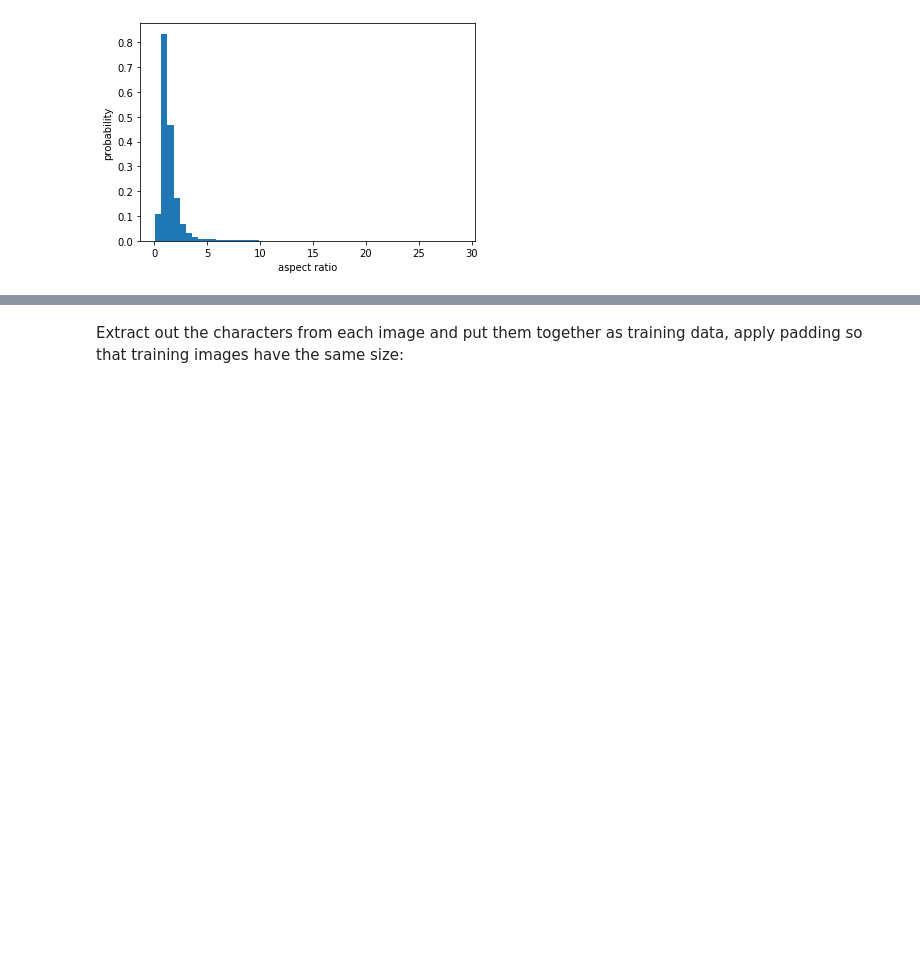
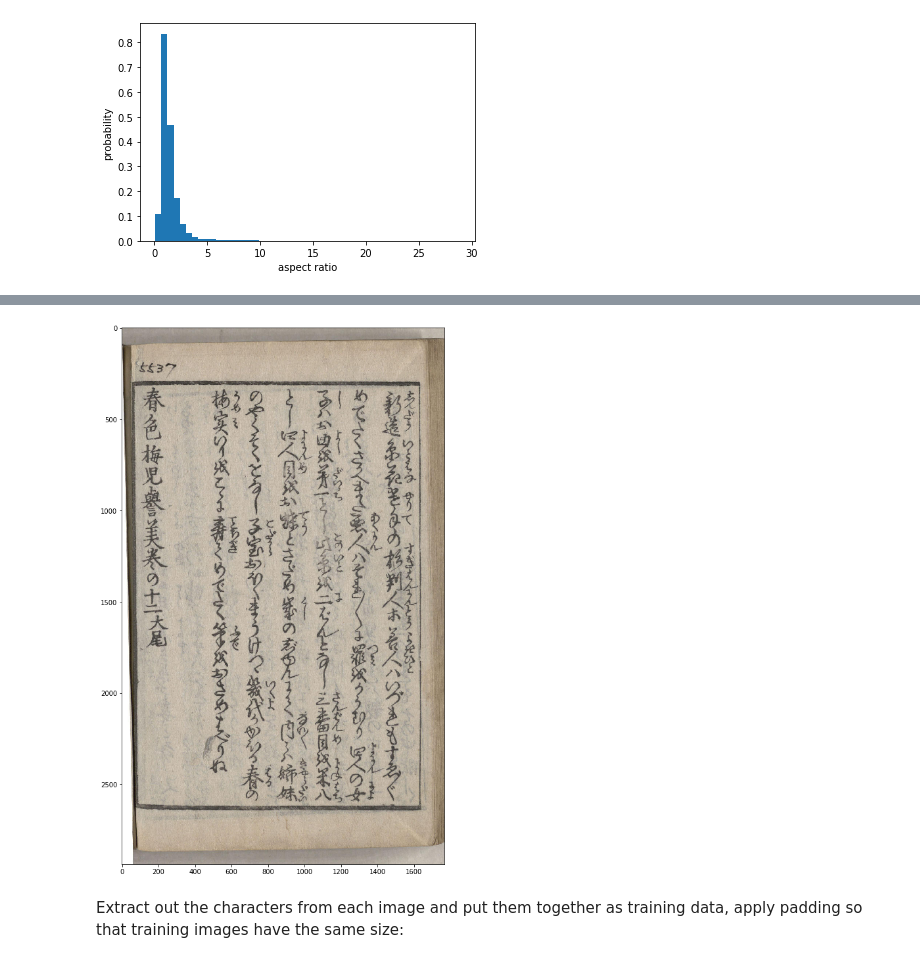
Before and after one commit to liufan2312/project-kage, a Jupyter notebook: CNN for character classification.ipynb, the cells around one changed output, grey strips where cells are left out. Cells and saved outputs as stored; diff of their text form; code cells hidden in the pictures; blank space fills up the shorter version.

```diff
--- a/CNN for character classification.ipynb
+++ b/CNN for character classification.ipynb
@@ -62,0 +94,14 @@ plot_hist_from_list(ar, 'aspect ratio', 'probability')
+# %%
+def to_path(string):
+    if ".jpg" not in string:
+        string = string + ".jpg"
+    return string
+
+def display_image(image):
+    plt.figure(figsize=(15,15))
+    this_img = Image.open(train_dir/to_path(image))
+    plt.imshow(this_img)
+    return plt
+# %%
+display_image('umgy012-042')
+# %% [output]
@@ -63,2 +109,3 @@ plot_hist_from_list(ar, 'aspect ratio', 'probability')
+[figure, added]
 # %% [markdown]
 Extract out the characters from each image and put them together as training data, apply padding so that training images have the same size:
```
Also changed, not shown: parts of 9 cells of this notebook.
